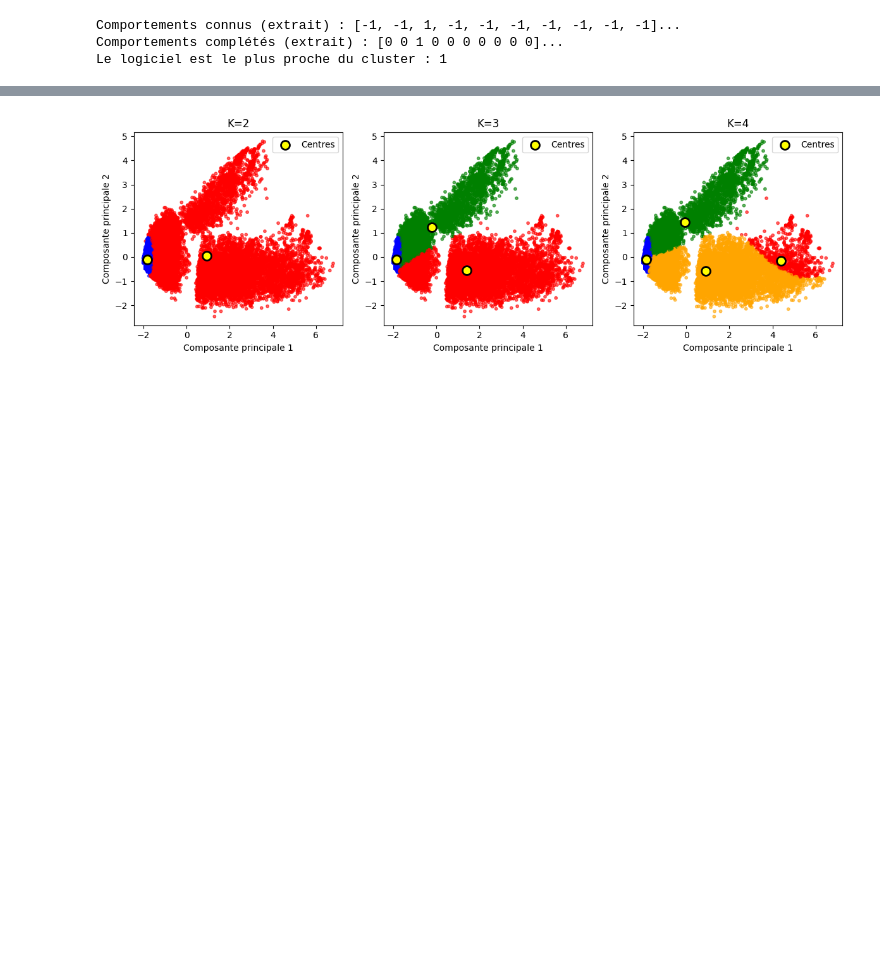
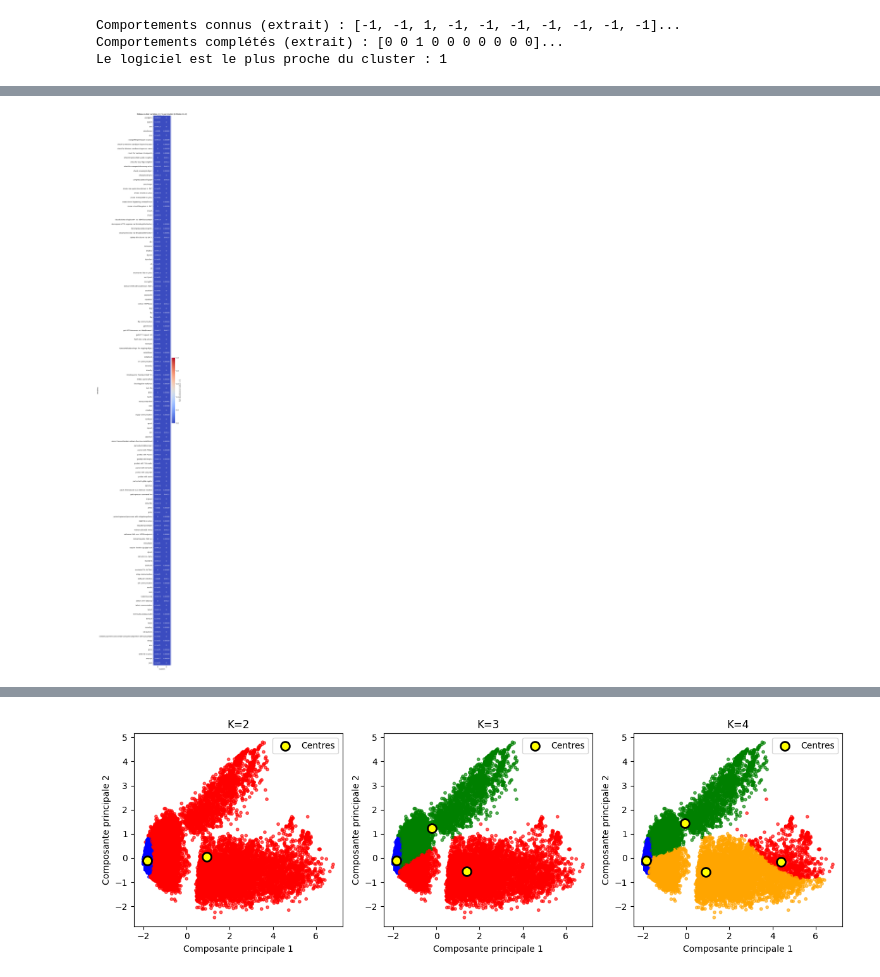
Before and after one commit to lucasvazelle/SORBONNE_DATA_CHALLENGE_SALT, a Jupyter notebook: Non_supervisé_entre_les_comportements.ipynb, the cells around one changed output, grey strips where cells are left out. Saved outputs shown, nothing was run; the diff lists cells and outputs as text; code cells hidden in the pictures; blank space fills up the shorter version.

```diff
--- a/Non_supervisé_entre_les_comportements.ipynb
+++ b/Non_supervisé_entre_les_comportements.ipynb
@@ -309,0 +832,31 @@ Index 453: Cluster
+# %%
+# === PREDICTION ===
+
+for K in list_cluster:
+    selected_k = K
+    cluster_means = cluster_means_dict[selected_k]
+
+    results = []
+
+    for idx, row in metadata_predict.iterrows():
+        software_id = row.iloc[0]
+        new_software_behaviors = row.iloc[1:].values  # tableau numpy avec 0, 1 ou -1
+
+        # Prédiction des valeurs manquantes
+        predicted_behaviors, predicted_cluster = fill_missing_behaviors(new_software_behaviors, cluster_means)
+
+        # Construction de la ligne de résultat
+        result_row = [software_id] + list(predicted_behaviors) + [predicted_cluster]
+        results.append(result_row)
+
+    # Construction des noms de colonnes : ID + comportements + cluster prédit
+    columns = [metadata_predict.columns[0]] + list(metadata_predict.columns[1:]) + ['predicted_cluster']
+    results_df = pd.DataFrame(results, columns=columns)
+
+    # Affichage résumé
+    print(f"✅ Résumé pour Agglomerative K={K} :\n{results_df.groupby('predicted_cluster').count().iloc[:, 0]}\n")
+
+    # Export Excel
+    output_path = f"output/metadata_predict_agglomerative_completed_K{K}.xlsx"
+    results_df.to_excel(output_path, index=False)
+    print(f"📁 Fichier sauvegardé : {output_path}")
@@ -309,0 +959,13 @@ Index 453: Cluster
+# %%
+variables_intersect = [v for v in variables_below_10 if v in cluster_means.columns]
+if variables_intersect:
+        plt.figure(figsize=(8, len(variables_intersect) * 0.4 + 2))
+        ax = sns.heatmap(cluster_means[variables_intersect].T, annot=True, cmap="coolwarm", vmin=0, vmax=1)
+        ax.collections[0].colorbar.set_label("Part de présence (valeur = 1)")
+        plt.title(f"Présence des variables_0_F1 par cluster (K-Modes K={nb_cluster})")
+        plt.ylabel("Variables")
+        plt.xlabel("Clusters")
+        plt.tight_layout()
+        plt.show()
+# %% [output]
+[figure, added]
```
Also changed, not shown: parts of 35 cells of this notebook, 25 other files.
